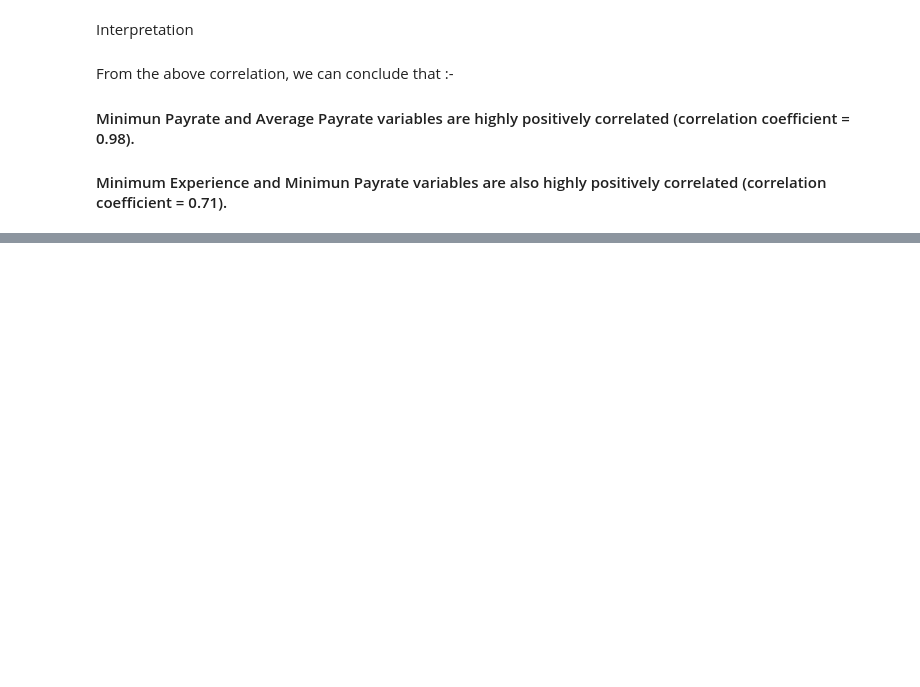
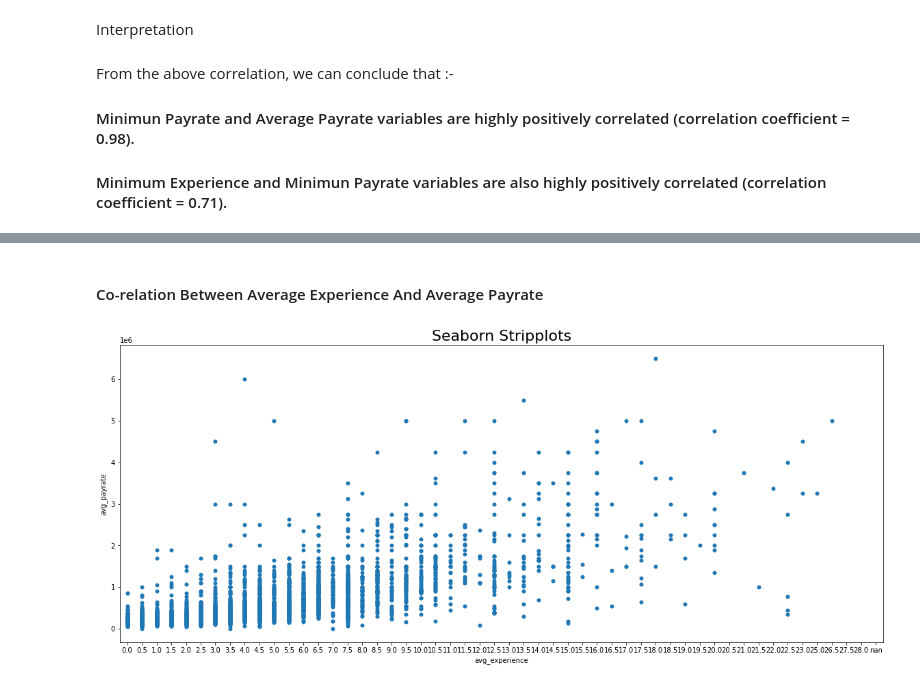
Before and after one commit to Prachisri8827/Job-Trend-Analysis-Using-Naukri.com, a Jupyter notebook: visual.ipynb, the cells around one changed output, grey strips where cells are left out. Saved outputs shown, nothing was run; the diff lists cells and outputs as text; code cells hidden in the pictures; blank space fills up the shorter version.

```diff
--- a/visual.ipynb
+++ b/visual.ipynb
@@ -667,0 +846,11 @@ ValueError: could not convert string to float: 'MM Media Pvt Ltd'
+# %% [markdown]
+#### Co-relation Between Average Experience And Average Payrate
+# %%
+#display the relation between average exp. and average payrate.
+
+f,ax=plt.subplots(figsize=(20,8))
+sns.stripplot(x='avg_experience', y='avg_payrate', data=df, jitter=False, size=6)
+plt.title('Seaborn Stripplots', fontsize=22)
+plt.show()
+# %% [output]
+[figure, added]
```
Also changed, not shown: parts of 51 cells of this notebook, 13 other files.
